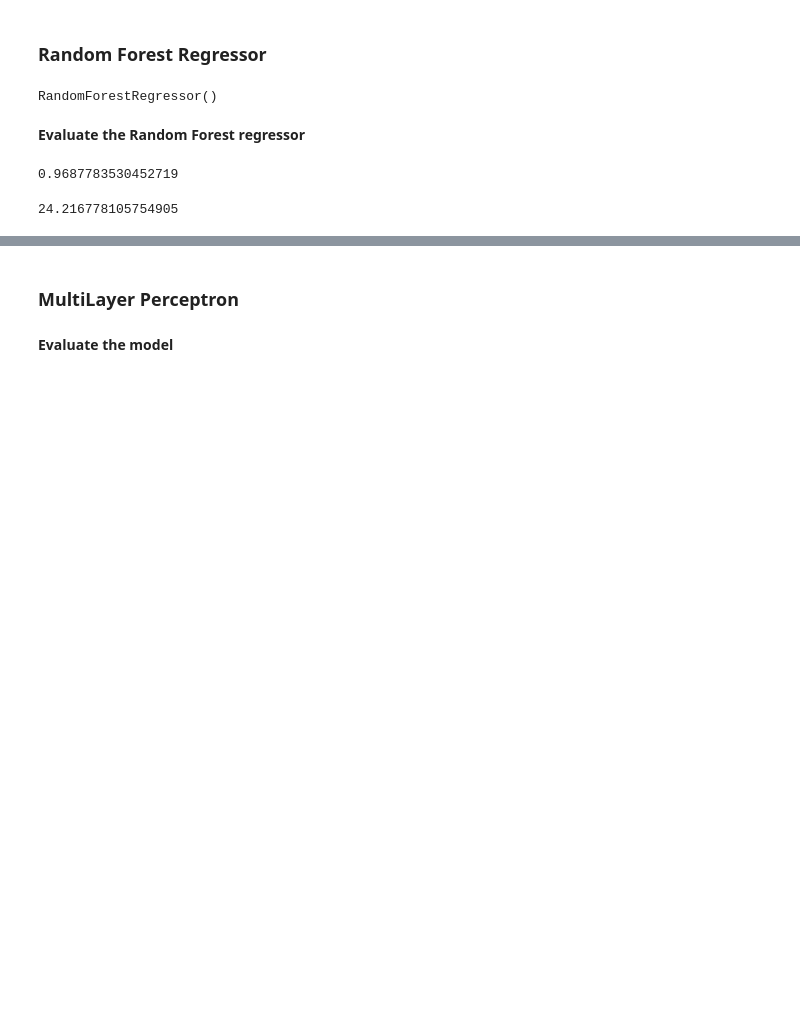
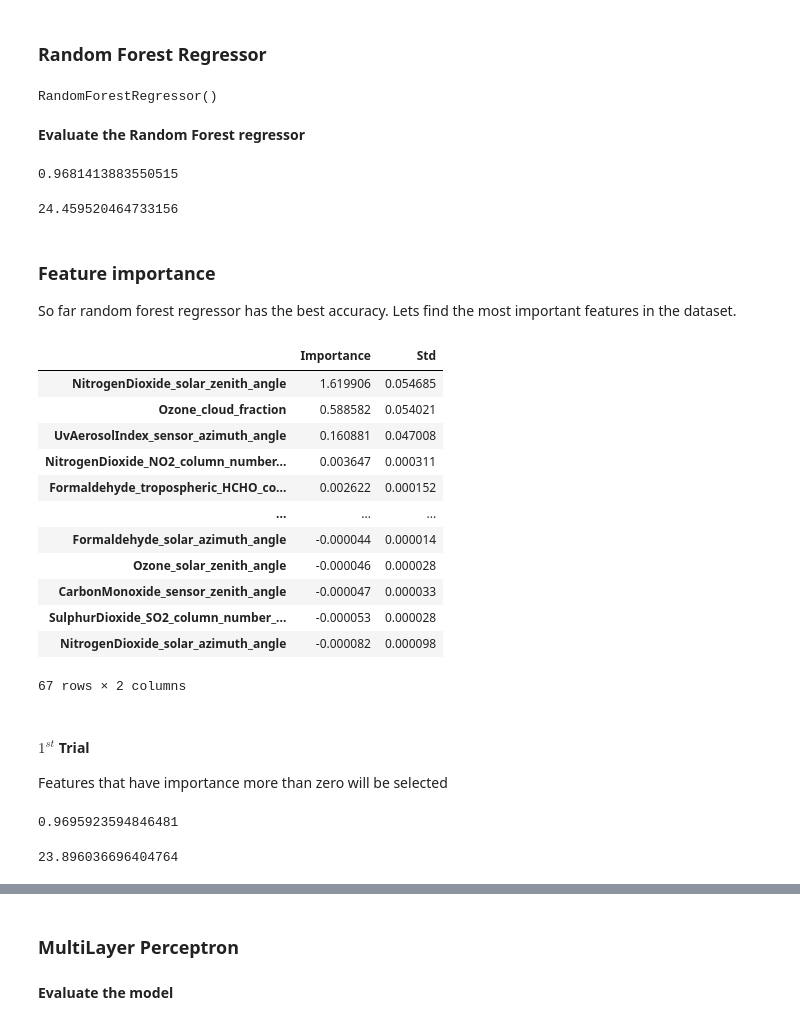
Before and after one commit to Bestine/kaggle-projects, a Jupyter notebook: Predict-CO2-Emissions-in-Rwanda.ipynb, the cells around one changed output, grey strips where cells are left out. Drawn from its saved outputs; the diff is of its cells as text; code cells hidden in the pictures; blank space fills up the shorter version.

Commit message:
Kaggle Notebook | Predict CO2 Emissions in Rwanda | Version 5

```diff
--- a/Predict-CO2-Emissions-in-Rwanda.ipynb
+++ b/Predict-CO2-Emissions-in-Rwanda.ipynb
@@ -187,6 +179,6 @@ X_train, X_val, y_train, y_val = train_test_split(X, y, test_size=0.25)
 ### Linear Regression
 # %%
 # Fit the model to train dataset
-# lr = LinearRegression()
+lr = LinearRegression()
 
-# lr.fit(X_train, y_train)
+lr.fit(X_train, y_train)
@@ -236,8 +237,47 @@ y_pred = rf.predict(X_val)
 # Accuracy
 r2_score(y_val, y_pred)# Do the predictions
 # %% [output]
-0.9687783530452719
+0.9681413883550515
 # %%
 sqrt(mean_squared_error(y_val, y_pred))
 # %% [output]
-24.216778105754905
+24.459520464733156
+# %% [markdown]
+### Feature importance
+So far random forest regressor has the best accuracy. Lets find the most important features in the dataset.
+# %%
+from sklearn.inspection import permutation_importance
+
+# rf = RandomForestRegressor(n_estimators=100, random_state=42)
+# rf.fit(X_train, y_train)
+
+result = permutation_importance(rf, X_val, y_val, n_repeats=10, random_state=42)
+# %%
+perm_importances = result.importances_mean
+perm_std = result.importances_std
+sorted_idx = perm_importances.argsort()
+feature_names = X_val.columns
+
+feature_importance_df = pd.DataFrame({
+    'Importance': perm_importances,
+    'Std': perm_std
+}, index=feature_names[sorted_idx]).sort_values('Importance',ascending=False)
+
+feature_importance_df
+# %% [output]
+|  | Importance | Std |
+| NitrogenDioxide_solar_zenith_angle | 1.619906 | 0.054685 |
+| Ozone_cloud_fraction | 0.588582 | 0.054021 |
+| UvAerosolIndex_sensor_azimuth_angle | 0.160881 | 0.047008 |
+| NitrogenDioxide_NO2_column_number... | 0.003647 | 0.000311 |
+| Formaldehyde_tropospheric_HCHO_co... | 0.002622 | 0.000152 |
+| ... | ... | ... |
+| Formaldehyde_solar_azimuth_angle | -0.000044 | 0.000014 |
+| Ozone_solar_zenith_angle | -0.000046 | 0.000028 |
+| CarbonMonoxide_sensor_zenith_angle | -0.000047 | 0.000033 |
+| SulphurDioxide_SO2_column_number_... | -0.000053 | 0.000028 |
+| NitrogenDioxide_solar_azimuth_angle | -0.000082 | 0.000098 |
+67 rows × 2 columns
+# %% [markdown]
+#### $1^{st}$ Trial
+Features that have importance more than zero will be selected
@@ -243,0 +289,16 @@ sqrt(mean_squared_error(y_val, y_pred))
+# %%
+# Fit the model to train dataset
+rf = RandomForestRegressor()
+rf.fit(X_train1, y_train)
+
+# Do the predictions
+y_pred = rf.predict(X_val1)
+
+# Accuracy
+r2_score(y_val, y_pred)# Do the predictions
+# %% [output]
+0.9695923594846481
+# %%
+sqrt(mean_squared_error(y_val, y_pred))
+# %% [output]
+23.896036696404764
```
Also changed, not shown: parts of 35 cells of this notebook.
